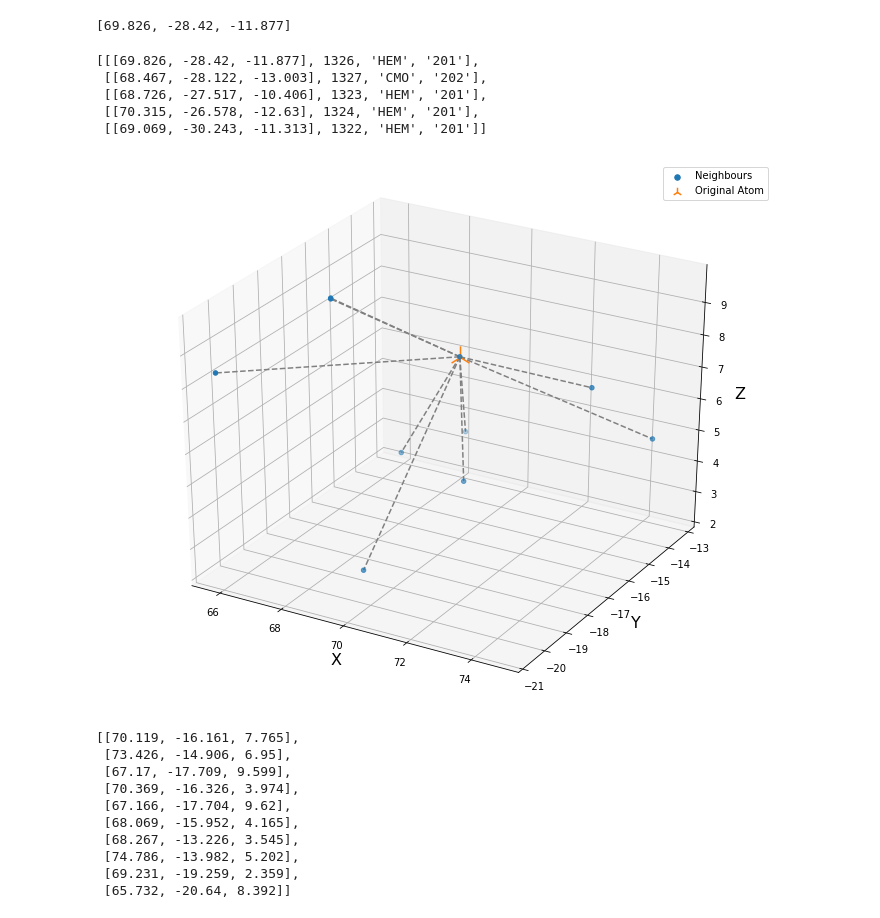
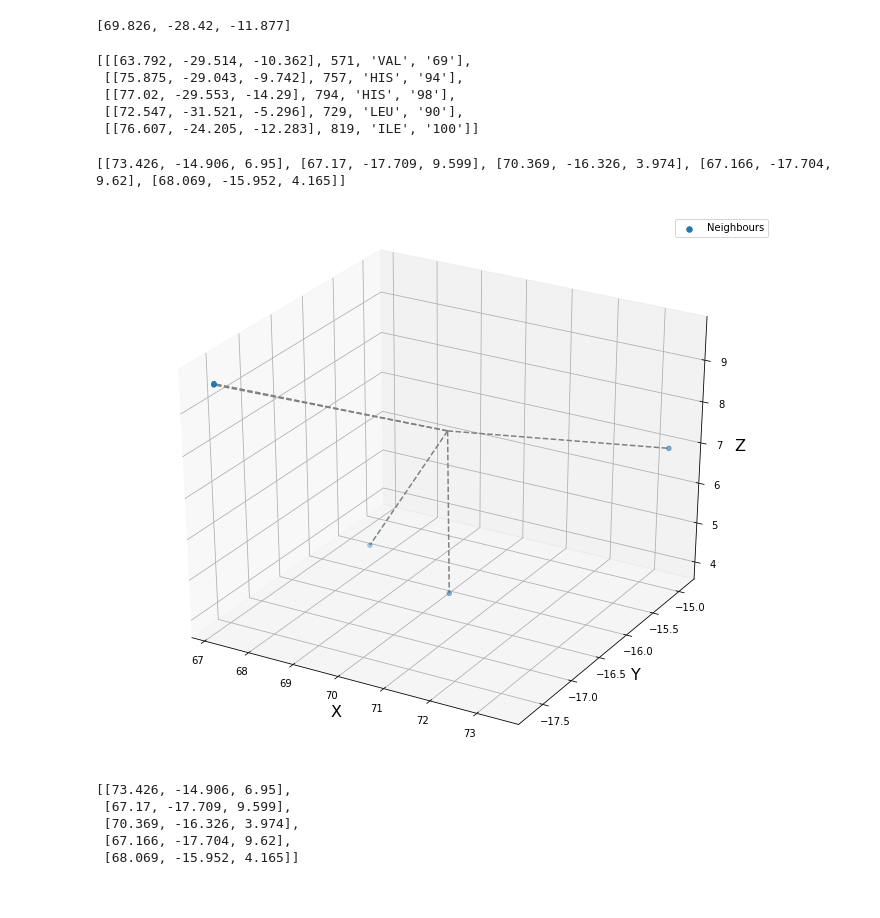
Before and after one commit to JamesDanielOReilly/Practical-Bioinformatics, a Jupyter notebook: Leuven-Coursework-2/coursework_2.ipynb, the cells around one changed output. Drawn from its saved outputs; the diff is of its cells as text; code cells hidden in the pictures.

```diff
--- a/Leuven-Coursework-2/coursework_2.ipynb
+++ b/Leuven-Coursework-2/coursework_2.ipynb
@@ -156,7 +175,7 @@ def aa_split(filename):
 # %%
 def atoms(filename, atomtype = None):
     '''
-    in: name of file atomtype: hetero, atom, or empty.
+    in: name of file and optional atomtype argument (hetero, atom, or empty).
     out: file containing atoms in pdb format.
 
     '''
@@ -444,20 +506,27 @@ search_heterogen(hetero_file, 'FE')
 # %% [output]
 [69.826, -28.42, -11.877]
 # %%
-coords = [69.826, -28.42, -11.877]
+fe_coords = search_heterogen(hetero_file, 'FE')
 
 def atom_neighbours(filename, input_coords, number):
-    coordinates = np.array(get_coordinates(filename))
+
+    coordinates = np.array(get_coordinates(filename))             # retrieving coordinates from file
     distances = []
     dist_coords = []
     output = []
-    numbers = retrieve(filename, ['serial'])[0]
+    numbers = retrieve(filename, ['serial'])[0]                   # retrieving serial numbers from file
 
     for coordinate in coordinates:
-        distances.append(np.linalg.norm(input_coords-coordinate))
-    dist_coords_nums = list(zip(distances, coordinates, numbers))
-    sorted_dist_coords_nums = sorted(dist_coords_nums)
+        distances.append(np.linalg.norm(input_coords-coordinate)) # calculating distances and appending to list
 
+    dist_coords_nums = list(zip(distances, coordinates, numbers)) # zipping distances, coordinates, and serials
+
+    if input_coords in coordinates:
+        for i in dist_coords_nums:
+            if input_coords in i[1]:                              # removing entry if the input coordinate
+                dist_coords_nums.remove(i)                        # is present in the list already
+
+    sorted_dist_coords_nums = sorted(dist_coords_nums)            # sorting by distances
     neighbours = sorted_dist_coords_nums[:number]
     sorted_numbers = [element[2] for element in neighbours]
 
@@ -483,63 +552,59 @@ def atom_neighbours(filename, input_coords, number):
 
     return output
 
-atom_neighbours("atomheterofile.txt", coords, 5)
+atom_neighbours("atomfile.txt", fe_coords, 5)
 # %% [output]
-[[[69.826, -28.42, -11.877], 1326, 'HEM', '201'],
- [[68.467, -28.122, -13.003], 1327, 'CMO', '202'],
- [[68.726, -27.517, -10.406], 1323, 'HEM', '201'],
- [[70.315, -26.578, -12.63], 1324, 'HEM', '201'],
- [[69.069, -30.243, -11.313], 1322, 'HEM', '201']]
+[[[63.792, -29.514, -10.362], 571, 'VAL', '69'],
+ [[75.875, -29.043, -9.742], 757, 'HIS', '94'],
+ [[77.02, -29.553, -14.29], 794, 'HIS', '98'],
+ [[72.547, -31.521, -5.296], 729, 'LEU', '90'],
+ [[76.607, -24.205, -12.283], 819, 'ILE', '100']]
 # %%
 # %matplotlib qt
 def plot_neighbours(filename, serial, number):
 
     with open(filename, 'r') as infile:
         for line in infile:
             if (serial == int(line[7:11].strip())):
-                coordinates = [float(line[30:38]), float(line[38:46]), float(line[46:54])]
+                coordinate = [float(line[30:38]), float(line[38:46]), float(line[46:54])]
 
-    neighbours = [x[0] for x in atom_neighbours(filename, coordinates, number)]
-#     print(neighbours)
+    neighbours = [x[0] for x in atom_neighbours(filename, coordinate, number)]
+    print(neighbours)
+
     xs = [x[0] for x in neighbours]
     ys = [x[1] for x in neighbours]
     zs = [x[2] for x in neighbours]
 
     fig = plt.figure(figsize = (12,10))
     ax = fig.gca(projection='3d')
     ax.scatter(xs, ys, zs, marker = 'o', label = 'Neighbours')
-    ax.scatter(coordinates[0], coordinates[1], coordinates[2], s=500, marker = '2', label = 'Original Atom')
-    zline = np.linspace(0, 15, 1000)
+#     ax.scatter(coordinate[0], coordinate[1], coordinate[2], s=500, marker = '2', label = 'Original Atom')
 
-    for (x, y, z) in zip(xs,ys,zs):
-        xline = np.linspace((coordinates)[0], x, 1000)
-        yline = np.linspace((coordinates)[1], y, 1000)
-        zline = np.linspace((coordinates)[2], z, 1000)
+#     for (x, y, z) in zip(xs,ys,zs):
+#         xline = np.linspace((coordinate)[0], x, 1000)
+#         yline = np.linspace((coordinate)[1], y, 1000)
+#         zline = np.linspace((coordinate)[2], z, 1000)
 
         ax.plot3D(xline, yline, zline, color='gray', linestyle='--')
 
 
     ax.set_xlabel("X", fontsize = 16)
     ax.set_ylabel("Y", fontsize = 16)
     ax.set_zlabel("Z", fontsize = 16)
 
     lgnd = plt.legend( scatterpoints=1, fontsize=10)
     lgnd.legendHandles[0]._sizes = [30]
-    lgnd.legendHandles[1]._sizes = [90]
+#     lgnd.legendHandles[1]._sizes = [90]
 
     plt.show()
     return neighbours
 
-plot_neighbours(atom_hetero_file,2, 10)
+plot_neighbours(atom_hetero_file,2, 5)
 # %% [output]
+[[73.426, -14.906, 6.95], [67.17, -17.709, 9.599], [70.369, -16.326, 3.974], [67.166, -17.704, 9.62], [68.069, -15.952, 4.165]]
-[figure, old version]
+[figure, new version]
-[[70.119, -16.161, 7.765],
- [73.426, -14.906, 6.95],
- [67.17, -17.709, 9.599],
- [70.369, -16.326, 3.974],
- [67.166, -17.704, 9.62],
- [68.069, -15.952, 4.165],
- [68.267, -13.226, 3.545],
- [74.786, -13.982, 5.202],
- [69.231, -19.259, 2.359],
- [65.732, -20.64, 8.392]]
+[[73.426, -14.906, 6.95],
+ [67.17, -17.709, 9.599],
+ [70.369, -16.326, 3.974],
+ [67.166, -17.704, 9.62],
+ [68.069, -15.952, 4.165]]
```
Also changed, not shown: parts of 12 cells of this notebook, 17 other files.
